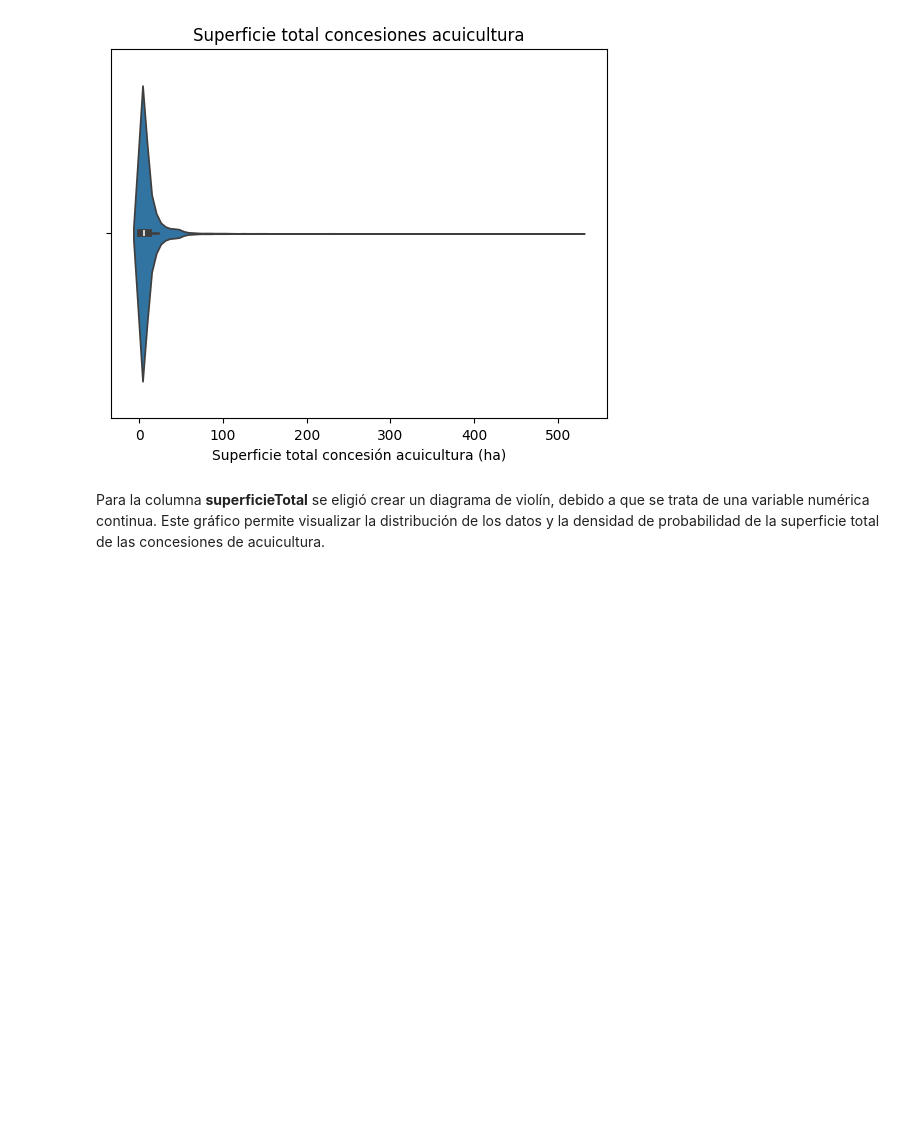
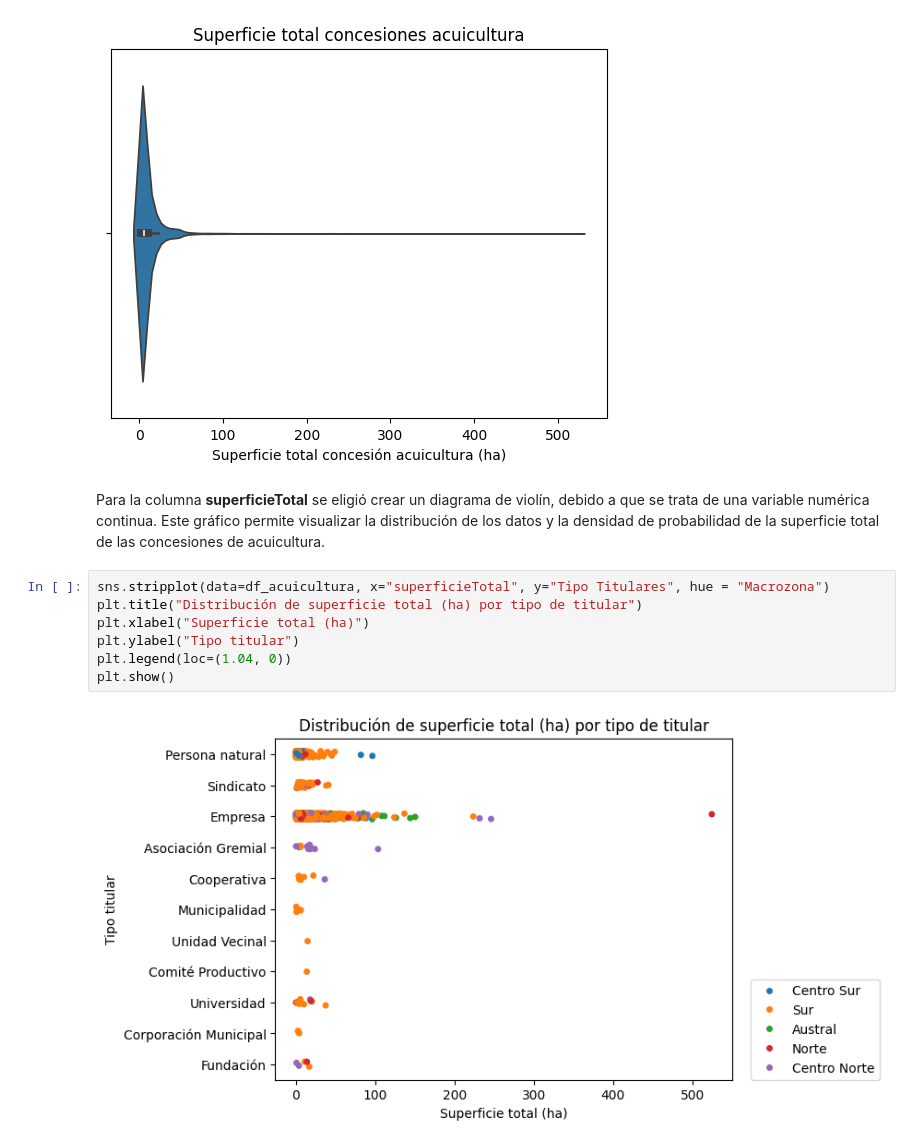
Before and after one commit to principioincertidumbre/proyecto-final, a Jupyter notebook: Notebooks_acuicultura/4_Visualizacion.ipynb, the cells around one changed output. Drawn from its saved outputs; the diff is of its cells as text; blank space fills up the shorter version.

```diff
--- a/Notebooks_acuicultura/4_Visualizacion.ipynb
+++ b/Notebooks_acuicultura/4_Visualizacion.ipynb
@@ -154,3 +154,12 @@ plt.show()
 [figure]
 # %% [markdown]
 Para la columna **superficieTotal** se eligió crear un diagrama de violín, debido a que se trata de una variable numérica continua. Este gráfico permite visualizar la distribución de los datos y la densidad de probabilidad de la superficie total de las concesiones de acuicultura.
+# %%
+sns.stripplot(data=df_acuicultura, x="superficieTotal", y="Tipo Titulares", hue = "Macrozona")
+plt.title("Distribución de superficie total (ha) por tipo de titular")
+plt.xlabel("Superficie total (ha)")
+plt.ylabel("Tipo titular")
+plt.legend(loc=(1.04, 0))
+plt.show()
+# %% [output]
+[figure, added]
```
Also changed, not shown: parts of 17 cells of this notebook.
